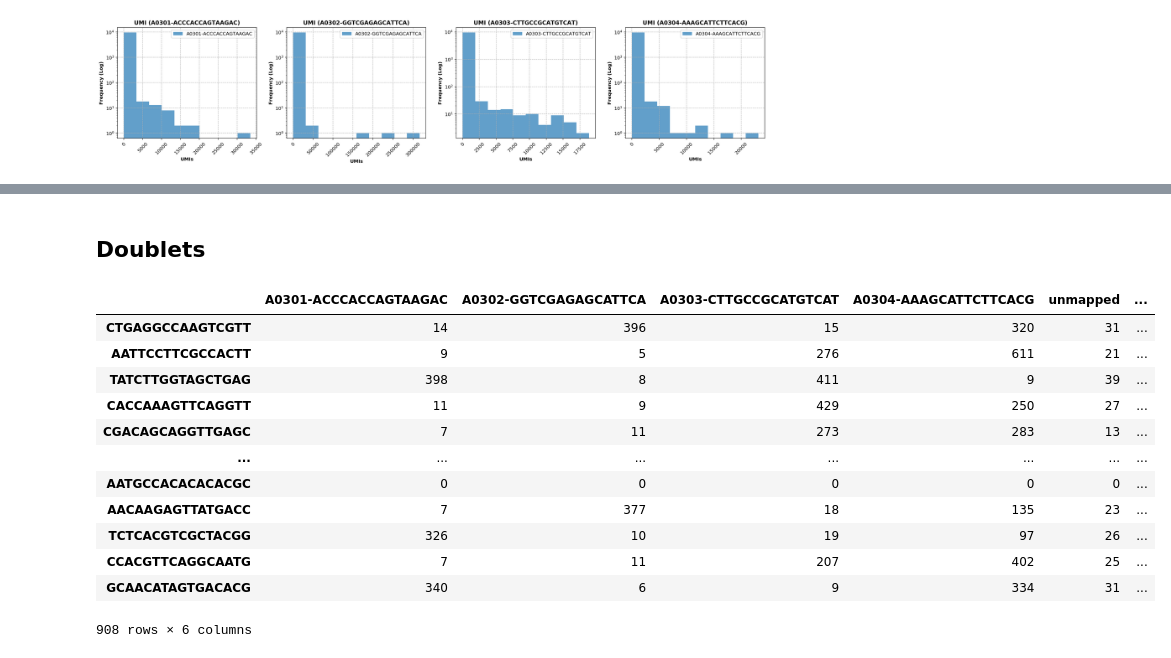
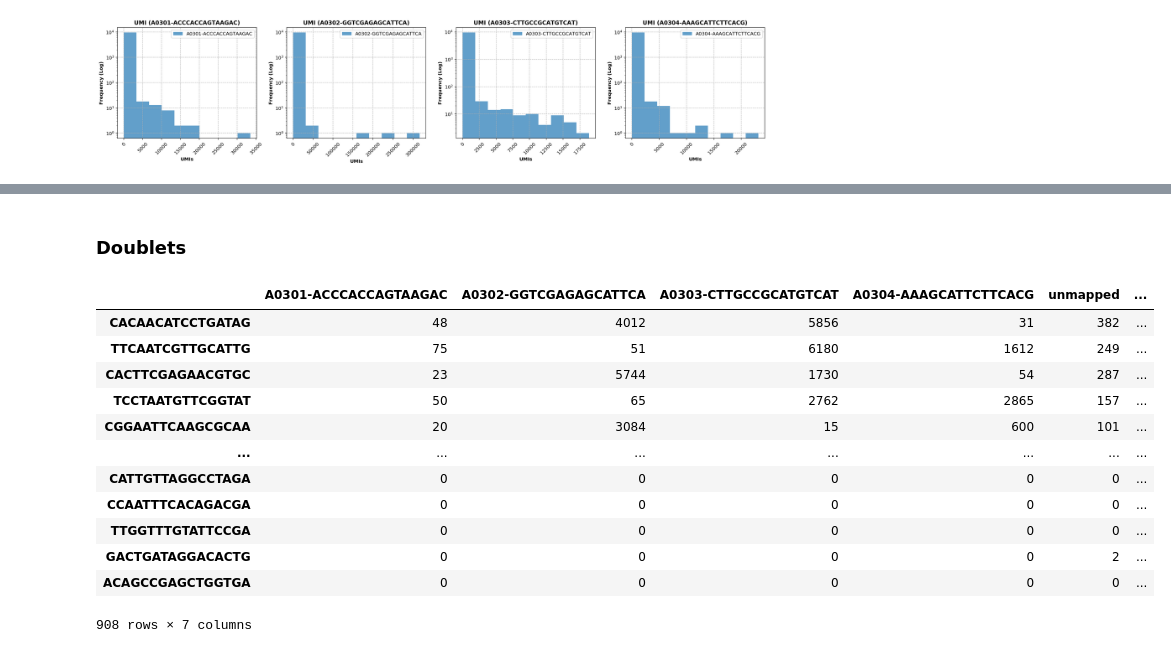
Before and after one commit to hisplan/sharp, a Jupyter notebook: manual-inspection/inspect.ipynb, the cells around one changed output, grey strips where cells are left out. Drawn from its saved outputs; the diff is of its cells as text; code cells hidden in the pictures.

```diff
--- a/manual-inspection/inspect.ipynb
+++ b/manual-inspection/inspect.ipynb
@@ -711,0 +714,5 @@ plt.show()
+# %%
+df2 = df_umi_class.copy()
+# %%
+df2 = df2.assign(total=df2.iloc[:,:-2].sum(axis=1))
+df2
@@ -711,0 +733,2 @@ plt.show()
+# %%
+df2.sort_values(by="total", ascending=False, inplace=True)
@@ -712,18 +814,18 @@ plt.show()
 # %% [markdown]
-## Doublets
+### Doublets
 # %%
-df_umi_class[ df_umi_class.hashID == "Doublet" ]
+df2[ df2.hashID == "Doublet" ]
 # %% [output]
 |  | A0301-ACCCACCAGTAAGAC | A0302-GGTCGAGAGCATTCA | A0303-CTTGCCGCATGTCAT | A0304-AAAGCATTCTTCACG | unmapped | ... |
-| CTGAGGCCAAGTCGTT | 14 | 396 | 15 | 320 | 31 | ... |
-| AATTCCTTCGCCACTT | 9 | 5 | 276 | 611 | 21 | ... |
-| TATCTTGGTAGCTGAG | 398 | 8 | 411 | 9 | 39 | ... |
-| CACCAAAGTTCAGGTT | 11 | 9 | 429 | 250 | 27 | ... |
-| CGACAGCAGGTTGAGC | 7 | 11 | 273 | 283 | 13 | ... |
+| CACAACATCCTGATAG | 48 | 4012 | 5856 | 31 | 382 | ... |
+| TTCAATCGTTGCATTG | 75 | 51 | 6180 | 1612 | 249 | ... |
+| CACTTCGAGAACGTGC | 23 | 5744 | 1730 | 54 | 287 | ... |
+| TCCTAATGTTCGGTAT | 50 | 65 | 2762 | 2865 | 157 | ... |
+| CGGAATTCAAGCGCAA | 20 | 3084 | 15 | 600 | 101 | ... |
 | ... | ... | ... | ... | ... | ... | ... |
-| AATGCCACACACACGC | 0 | 0 | 0 | 0 | 0 | ... |
-| AACAAGAGTTATGACC | 7 | 377 | 18 | 135 | 23 | ... |
-| TCTCACGTCGCTACGG | 326 | 10 | 19 | 97 | 26 | ... |
-| CCACGTTCAGGCAATG | 7 | 11 | 207 | 402 | 25 | ... |
-| GCAACATAGTGACACG | 340 | 6 | 9 | 334 | 31 | ... |
+| CATTGTTAGGCCTAGA | 0 | 0 | 0 | 0 | 0 | ... |
+| CCAATTTCACAGACGA | 0 | 0 | 0 | 0 | 0 | ... |
+| TTGGTTTGTATTCCGA | 0 | 0 | 0 | 0 | 0 | ... |
+| GACTGATAGGACACTG | 0 | 0 | 0 | 0 | 2 | ... |
+| ACAGCCGAGCTGGTGA | 0 | 0 | 0 | 0 | 0 | ... |
-908 rows × 6 columns
+908 rows × 7 columns
```
Also changed, not shown: parts of 31 cells of this notebook.
